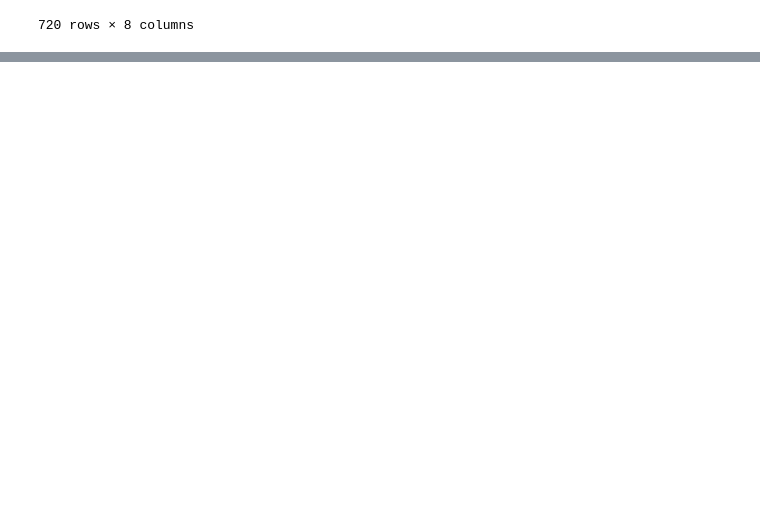
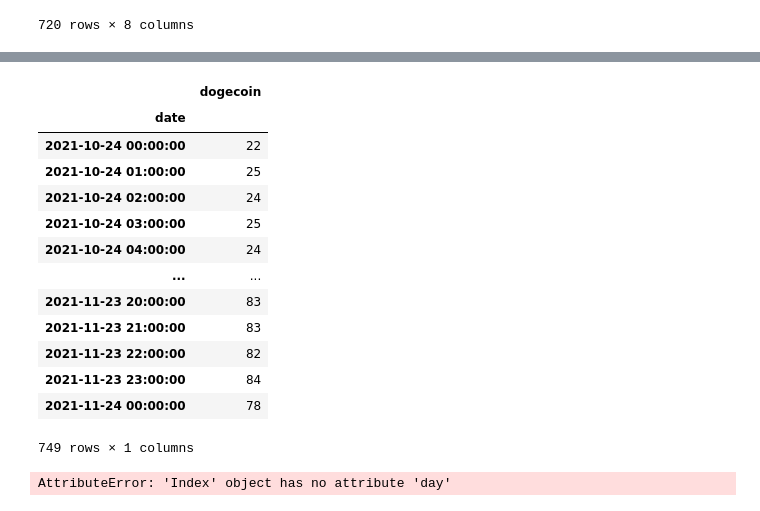
Before and after one commit to modverre/crypto_prediction, a Jupyter notebook: notebooks/robert--get_historical_crypto_prices.ipynb, the cells around one changed output, grey strips where cells are left out. Saved outputs shown, nothing was run; the diff lists cells and outputs as text; code cells hidden in the pictures; blank space fills up the shorter version.

```diff
--- a/notebooks/robert--get_historical_crypto_prices.ipynb
+++ b/notebooks/robert--get_historical_crypto_prices.ipynb
@@ -705,0 +715,3 @@ ohlc
+# %%
+df = pd.read_csv('testdata_googletrends.csv', index_col = 'date')
+df.index = pd.to_datetime(df.index, format='%Y-%m-%d %H:%M:%S')
@@ -705,0 +746,23 @@ ohlc
+# %%
+df = df.set_index('date')
+# %%
+df
+# %% [output]
+|  | dogecoin |
+| date |  |
+| 2021-10-24 00:00:00 | 22 |
+| 2021-10-24 01:00:00 | 25 |
+| 2021-10-24 02:00:00 | 24 |
+| 2021-10-24 03:00:00 | 25 |
+| 2021-10-24 04:00:00 | 24 |
+| ... | ... |
+| 2021-11-23 20:00:00 | 83 |
+| 2021-11-23 21:00:00 | 83 |
+| 2021-11-23 22:00:00 | 82 |
+| 2021-11-23 23:00:00 | 84 |
+| 2021-11-24 00:00:00 | 78 |
+749 rows × 1 columns
+# %%
+df2 = df.groupby(df.index.day)
+# %% [output]
+AttributeError: 'Index' object has no attribute 'day'
```
Also changed, not shown: parts of 6 cells of this notebook, 2 other files.
